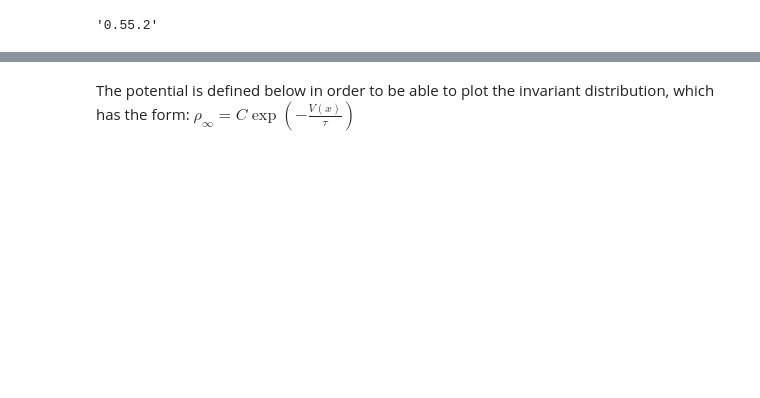
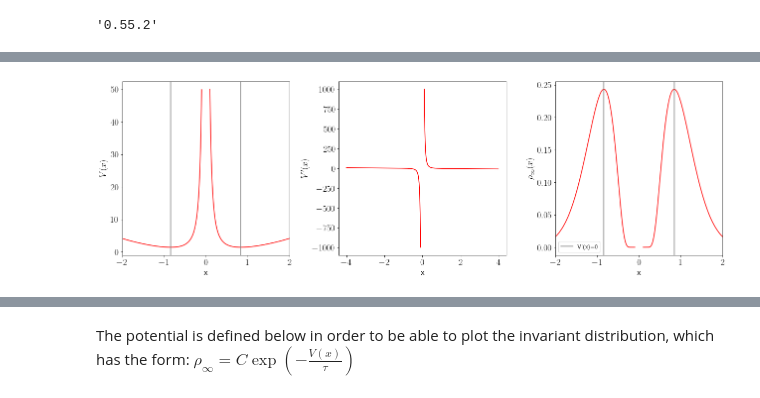
Before and after one commit to alixsleroy/WeakSDEapproximation, a Jupyter notebook: Infinite double well-histograms.ipynb, the cells around one changed output, grey strips where cells are left out. Cells and saved outputs as stored; diff of their text form; code cells hidden in the pictures; blank space fills up the shorter version.

```diff
--- a/Infinite double well-histograms.ipynb
+++ b/Infinite double well-histograms.ipynb
@@ -42,0 +47,54 @@ nb.__version__
+# %%
+## Infinite double well system
+
+def U(x):
+    """
+    potential of the infinite double well
+    """
+
+    return (1/(2*x**2)+x*x)
+
+def pinf(x,tau):
+    return np.exp(-U(x)/tau)
+
+def dU(x):
+    """
+    potential of the double well
+    """
+
+    return -(-x**(-3)+2*x)
+
+##--------set the axis
+b=4
+x1=np.arange(0.1,b,0.0001)
+x2=np.arange(-b,-0.1,0.0001)
+
+## ------- Plot
+fig, (ax1, ax2, ax3) = plt.subplots(1, 3,figsize=(18,6))# plt.figure(figsize=(4,4))
+
+ax1.plot(x1,U(x1),color="r")
+ax1.plot(x2,U(x2),color="r")
+ax1.set_xlabel("x")
+ax1.set_ylabel("$V(x)$")
+ax1.axvline(x=1/np.sqrt(np.sqrt(2)),color="grey",label="V'(x)=0")
+ax1.axvline(x=-1/np.sqrt(np.sqrt(2)),color="grey")
+ax1.set_xlim(-2,2)
+
+ax2.plot(x2,dU(x2),color="r")
+ax2.set_ylabel("$ V'(x)$")
+ax2.plot(x1,dU(x1),color="r")
+ax2.set_xlabel("x")
+
+# plt.legend()
+ax3.set_xlabel("x")
+ax3.plot(x2,pinf(x2,1),color="r")
+ax3.plot(x1,pinf(x1,1),color="r")
+ax3.set_ylabel("$\\rho_{\infty}(x)$")
+ax3.axvline(x=1/np.sqrt(np.sqrt(2)),color="grey",label="V'(x)=0")
+ax3.axvline(x=-1/np.sqrt(np.sqrt(2)),color="grey")
+ax3.set_xlim(-2,2)
+ax3.legend()
+
+fig.tight_layout() # Or equivalently,  "plt.tight_layout()"
+# %% [output]
+[figure, added]
```
Also changed, not shown: parts of 12 cells of this notebook, 1 other file.
